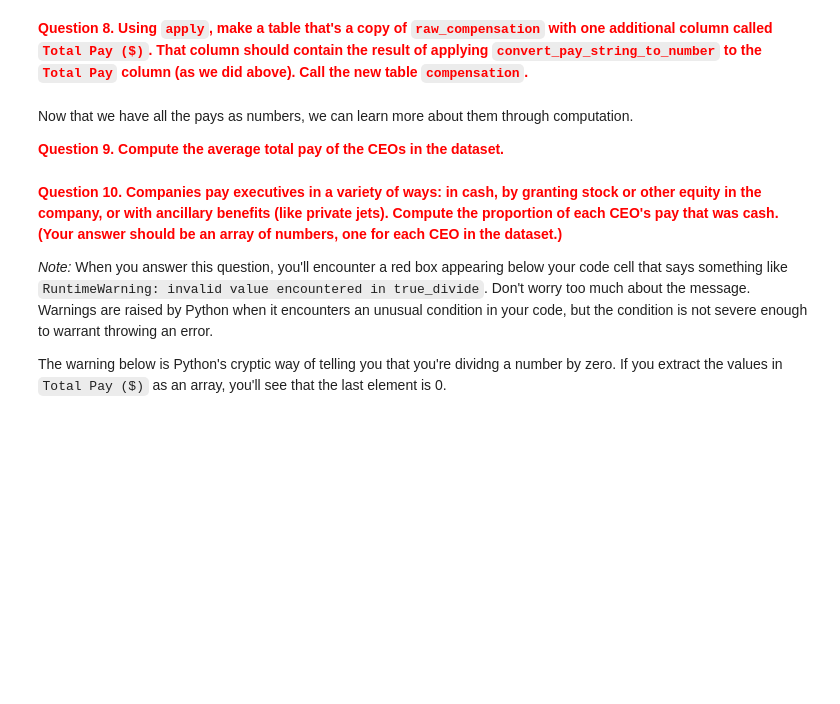
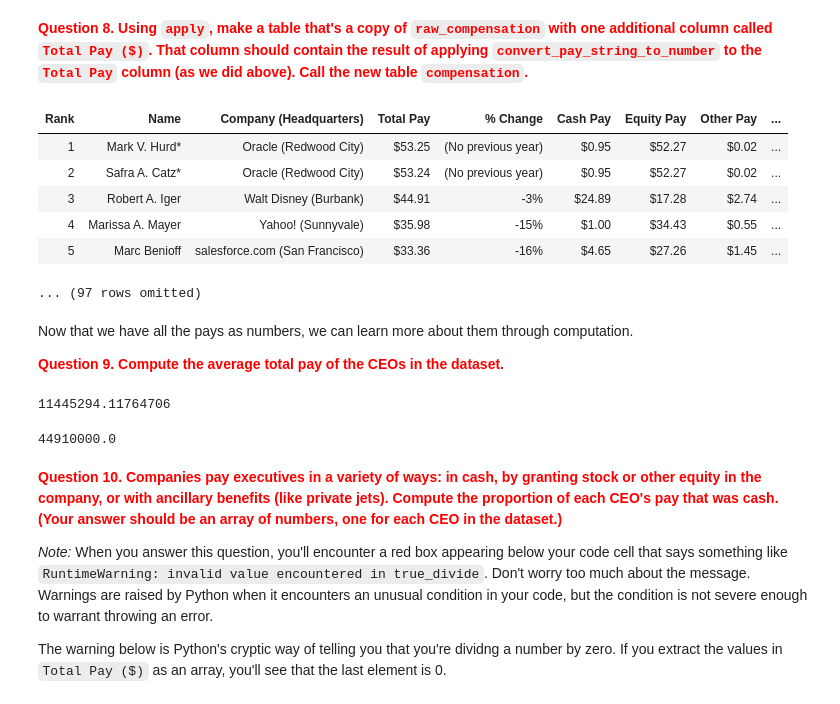
Before and after one commit to kimbrianj/bsos233-sp20, a Jupyter notebook: labs/lab3/lab3.ipynb, the cells around one changed output. Cells and saved outputs as stored; diff of their text form; code cells hidden in the pictures; blank space fills up the shorter version.

```diff
--- a/labs/lab3/lab3.ipynb
+++ b/labs/lab3/lab3.ipynb
@@ -201,0 +274,3 @@ Some hints, as this question requires multiple steps:
+# %%
+temp_string = mark_hurd_pay_string.strip('$')
+float(temp_string)*1000000
@@ -210,4 +287,5 @@ This is where functions come in.  First, we'll define a new function, giving a n
 # %%
 def convert_pay_string_to_number(pay_string):
     """Converts a pay string like '$100' (in millions) to a number of dollars."""
-    return ...
+    temp_string = pay_string.strip('$')
+    return float(temp_string)*1000000
@@ -242,14 +358,20 @@ Here's an illustration of what that did:
 Note that we didn't write something like `convert_pay_string_to_number()` or `convert_pay_string_to_number("Total Pay ($)")`.  The job of `apply` is to call the function we give it, so instead of calling `convert_pay_string_to_number` ourselves, we just write its name as an argument to `apply`.
 # %% [markdown]
 <font color = 'red'>**Question 8. Using `apply`, make a table that's a copy of `raw_compensation` with one additional column called `Total Pay ($)`.  That column should contain the result of applying `convert_pay_string_to_number` to the `Total Pay` column (as we did above).  Call the new table `compensation`.**</font>
+# %%
+pay_in_dollars = raw_compensation.apply(convert_pay_string_to_number, "Total Pay")
 # %%
-compensation = raw_compensation.with_column(
-    "Total Pay ($)",
-    ...
+compensation = raw_compensation.with_column("Total Pay ($)", pay_in_dollars)
 
-
-
-compensation
+compensation.show(5)
+# %% [output]
+| Rank | Name | Company (Headquarters) | Total Pay | % Change | Cash Pay | Equity Pay | Other Pay | ... |
+| 1 | Mark V. Hurd* | Oracle (Redwood City) | $53.25 | (No previous year) | $0.95 | $52.27 | $0.02 | ... |
+| 2 | Safra A. Catz* | Oracle (Redwood City) | $53.24 | (No previous year) | $0.95 | $52.27 | $0.02 | ... |
+| 3 | Robert A. Iger | Walt Disney (Burbank) | $44.91 | -3% | $24.89 | $17.28 | $2.74 | ... |
+| 4 | Marissa A. Mayer | Yahoo! (Sunnyvale) | $35.98 | -15% | $1.00 | $34.43 | $0.55 | ... |
+| 5 | Marc Benioff | salesforce.com (San Francisco) | $33.36 | -16% | $4.65 | $27.26 | $1.45 | ... |
+... (97 rows omitted)
 # %% [markdown]
 Now that we have all the pays as numbers, we can learn more about them through computation.
 
@@ -259,0 +379,5 @@ average_total_pay
+# %%
+average_total_pay = np.average(compensation.column('Total Pay ($)'))
+average_total_pay
+# %% [output]
+11445294.11764706
@@ -260,3 +390,7 @@ average_total_pay
+# %%
+convert_pay_string_to_number(compensation, 'Robert A. Iger')
+# %% [output]
+44910000.0
 # %% [markdown]
 <font color = 'red'>**Question 10. Companies pay executives in a variety of ways: in cash, by granting stock or other equity in the company, or with ancillary benefits (like private jets).  Compute the proportion of each CEO's pay that was cash.  (Your answer should be an array of numbers, one for each CEO in the dataset.)**</font>
 
```
Also changed, not shown: parts of 28 cells of this notebook.
